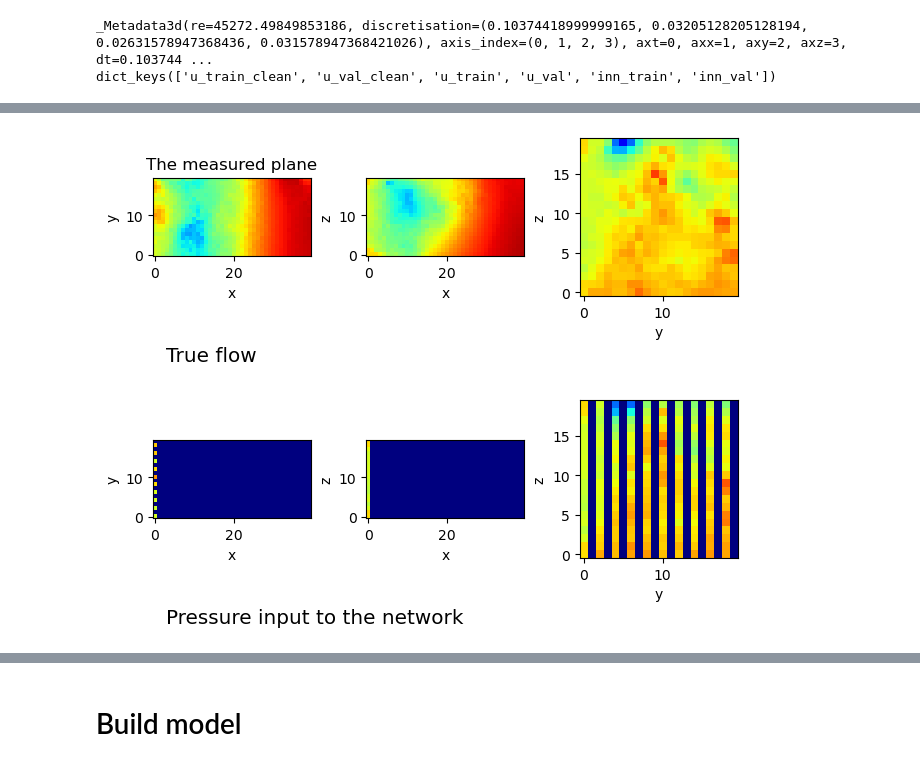
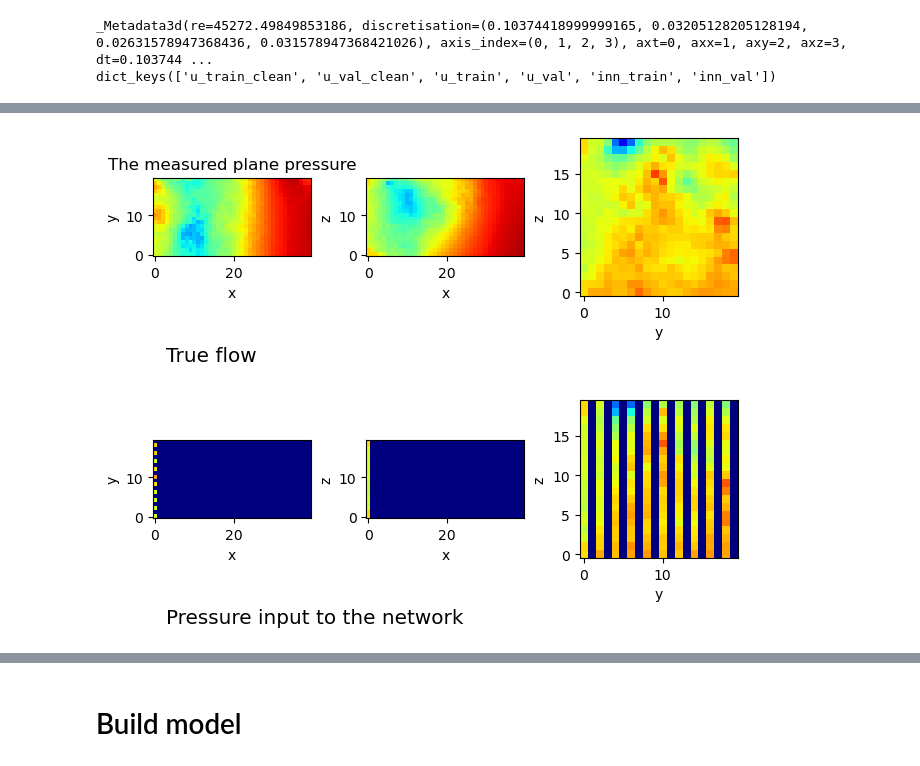
Before and after one commit to MagriLab/FlowReconstructionFromExperiment, a Jupyter notebook: visualisation_notebook/results_volvo.ipynb, the cells around one changed output, grey strips where cells are left out. Drawn from its saved outputs; the diff is of its cells as text; code cells hidden in the pictures.

```diff
--- a/visualisation_notebook/results_volvo.ipynb
+++ b/visualisation_notebook/results_volvo.ipynb
@@ -73,30 +94,30 @@ inn_train = data['inn_train']
 # %%
 vmin = u_train[0,...,-1].min()
 vmax = u_train[0,...,-1].max()
 fig, axes = plt.subplots(1, 3)
-axes[0].set_title('The measured plane')
+axes[0].set_title('The measured plane pressure')
 axes[0].imshow(u_train[0,:,:,10,-1].T, vmin=vmin, vmax=vmax)
 axes[0].set(xlabel='x', ylabel='y')
 axes[1].imshow(u_train[0,:,0,:,-1].T, vmin=vmin, vmax=vmax)
 axes[1].set(xlabel='x', ylabel='z')
 axes[2].imshow(u_train[0,0,:,:,-1].T, vmin=vmin, vmax=vmax)
 axes[2].set(xlabel='y', ylabel='z')
 fig.text(0.1,0.2,'True flow',fontsize='x-large')
 plt.show()
 
 
 plotinlet = np.zeros_like(u_train[0,:,:,:,-1])
 s_inn = slice_from_tuple(cfg.data_config.pressure_inlet_slice)
 plotinlet[s_inn] = inn_train[0,:].reshape(plotinlet[s_inn].shape)
 fig, axes = plt.subplots(1, 3)
 axes[0].imshow(plotinlet[:,:,10].T, vmin=vmin, vmax=vmax)
 axes[0].set(xlabel='x', ylabel='y')
 axes[1].imshow(plotinlet[:,0,:].T, vmin=vmin, vmax=vmax)
 axes[1].set(xlabel='x', ylabel='z')
 axes[2].imshow(plotinlet[0,:,:].T, vmin=vmin, vmax=vmax)
 axes[2].set(xlabel='y', ylabel='z')
 fig.text(0.1,0.2,'Pressure input to the network',fontsize='x-large')
 plt.show()
 # %% [output]
-[figure, old version]
+[figure, new version]
 [figure]
```
Also changed, not shown: parts of 8 cells of this notebook, 7 other files.
